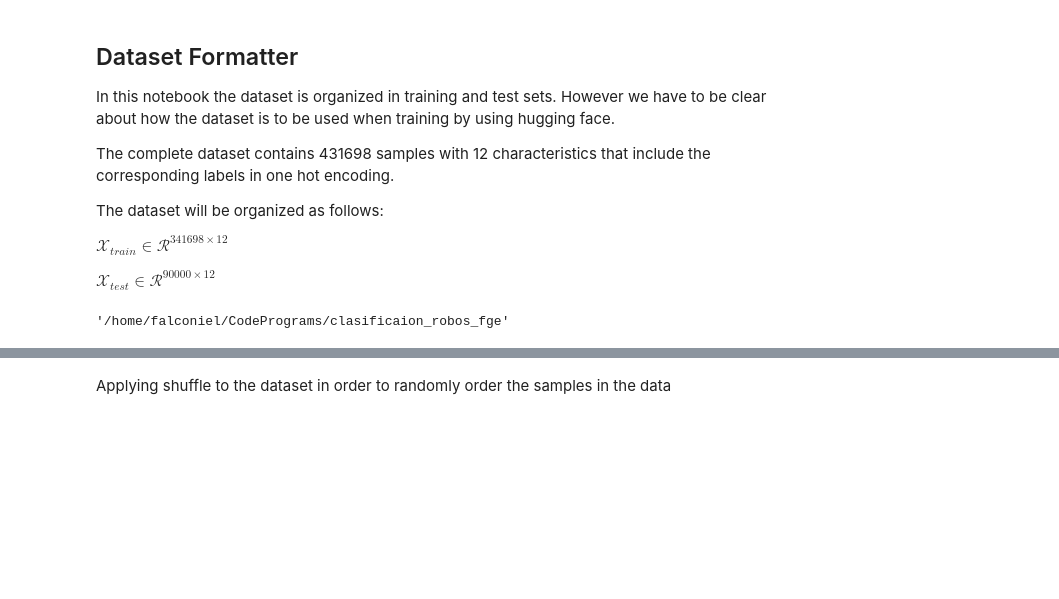
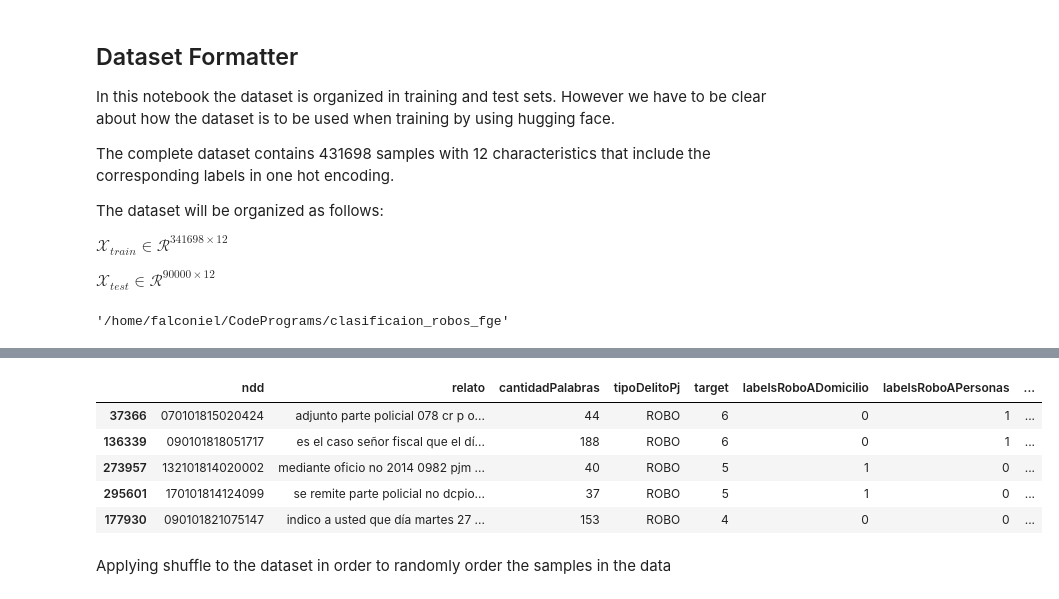
Before and after one commit to LeninGF/clasificaion_robos_fge, a Jupyter notebook: dataset_traintest_split.ipynb, the cells around one changed output, grey strips where cells are left out. Cells and saved outputs as stored; diff of their text form; code cells hidden in the pictures; blank space fills up the shorter version.

```diff
--- a/dataset_traintest_split.ipynb
+++ b/dataset_traintest_split.ipynb
@@ -31,3 +56,13 @@ dataset_total.sample(5)
+# %%
+dataset_total.columns = new_names
+dataset_total.sample(5)
+# %% [output]
+|  | ndd | relato | cantidadPalabras | tipoDelitoPj | target | labelsRoboADomicilio | labelsRoboAPersonas | ... |
+| 37366 | 070101815020424 | adjunto parte policial 078 cr p o... | 44 | ROBO | 6 | 0 | 1 | ... |
+| 136339 | 090101818051717 | es el caso señor fiscal que el dí... | 188 | ROBO | 6 | 0 | 1 | ... |
+| 273957 | 132101814020002 | mediante oficio no 2014 0982 pjm ... | 40 | ROBO | 5 | 1 | 0 | ... |
+| 295601 | 170101814124099 | se remite parte policial no dcpio... | 37 | ROBO | 5 | 1 | 0 | ... |
+| 177930 | 090101821075147 | indico a usted que día martes 27 ... | 153 | ROBO | 4 | 0 | 0 | ... |
 # %% [markdown]
 Applying shuffle to the dataset in order to randomly order the samples in the data
 # %%
```
Also changed, not shown: parts of 9 cells of this notebook.
